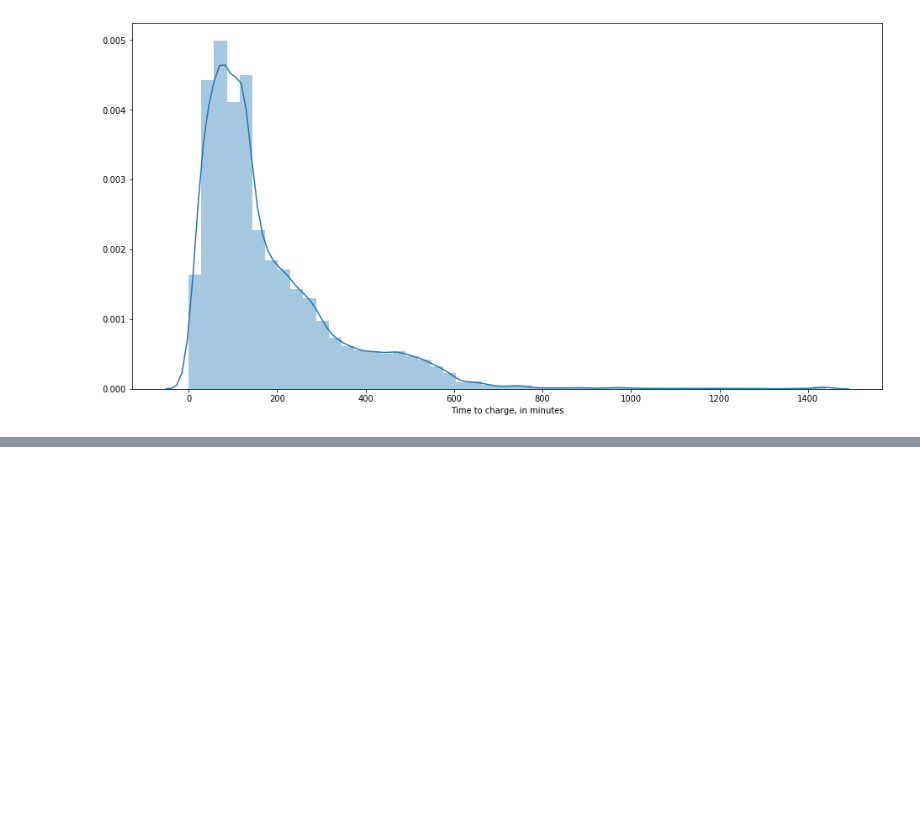
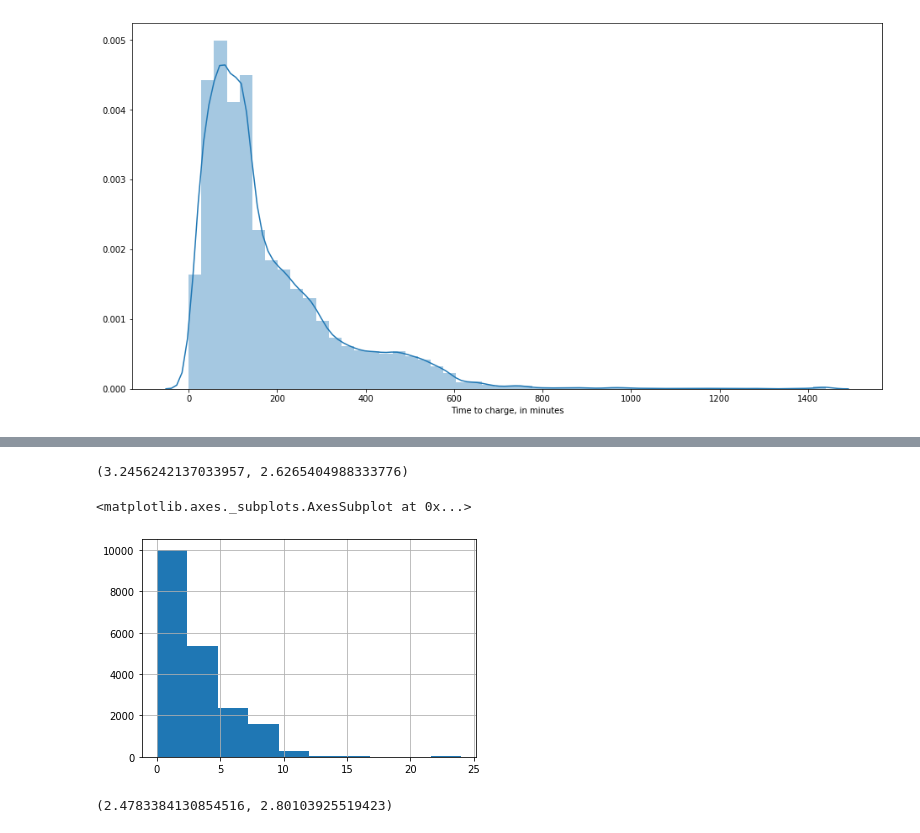
Before and after one commit to JuliaSokolova/electric-vehicle-charging, a Jupyter notebook: Charging time VS day time.ipynb, the cells around one changed output, grey strips where cells are left out. Saved outputs shown, nothing was run; the diff lists cells and outputs as text; code cells hidden in the pictures; blank space fills up the shorter version.

```diff
--- a/Charging kWh delivered - mean & confidence interval.ipynb
+++ b/Charging time VS day time.ipynb
@@ -163,0 +104,24 @@ smart_charging.kWhDelivered.hist()
+# %%
+# filtering days sessions by day and night
+
+daymask = ((charging.ConnectionTime.dt.hour > 8) & (charging.ConnectionTime.dt.hour < 22))
+day_charging = charging[daymask]
+day_mean = day_charging.Time.mean()
+day_std = day_charging.Time.std()
+day_mean, day_std
+# %% [output]
+(3.2456242137033957, 2.6265404988333776)
+# %%
+day_charging.Time.hist()
+# %% [output]
+<matplotlib.axes._subplots.AxesSubplot at 0x...>
+[figure, added]
+# %%
+nightmask = ((charging.ConnectionTime.dt.hour < 8) | (charging.ConnectionTime.dt.hour > 22))
+night_charging = charging[nightmask]
+night_charging
+night_mean = night_charging.Time.mean()
+night_std = night_charging.Time.std()
+night_mean, night_std
+# %% [output]
+(2.4783384130854516, 2.80103925519423)
```
Also changed, not shown: parts of 15 cells of this notebook.
